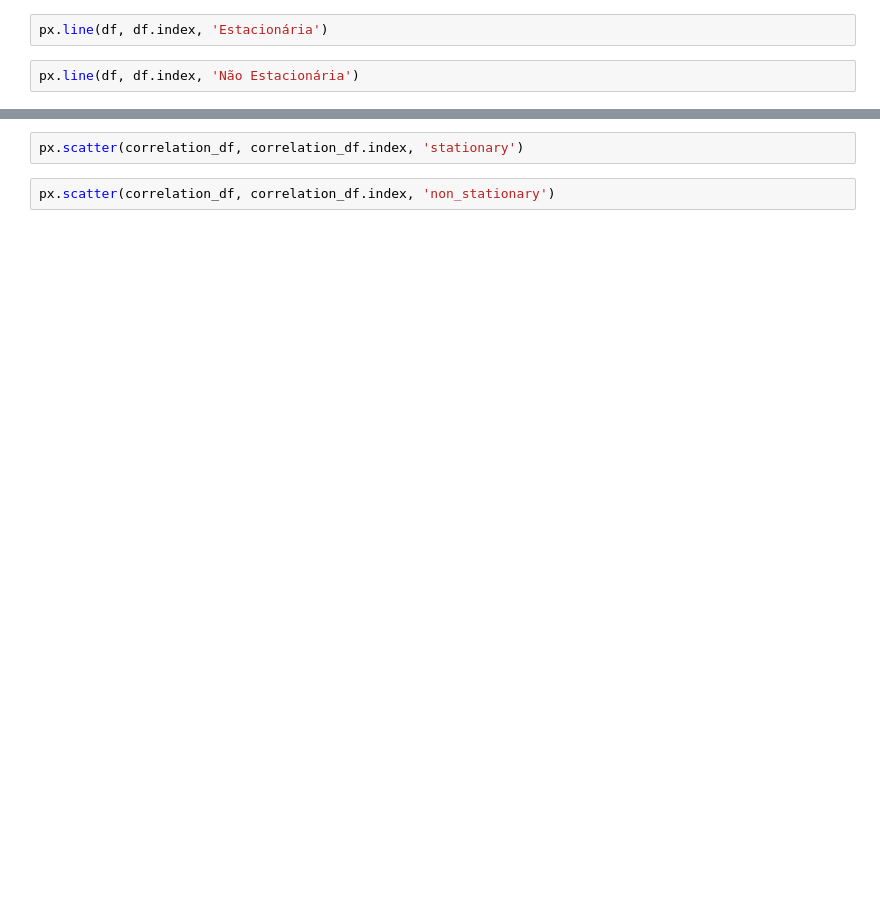
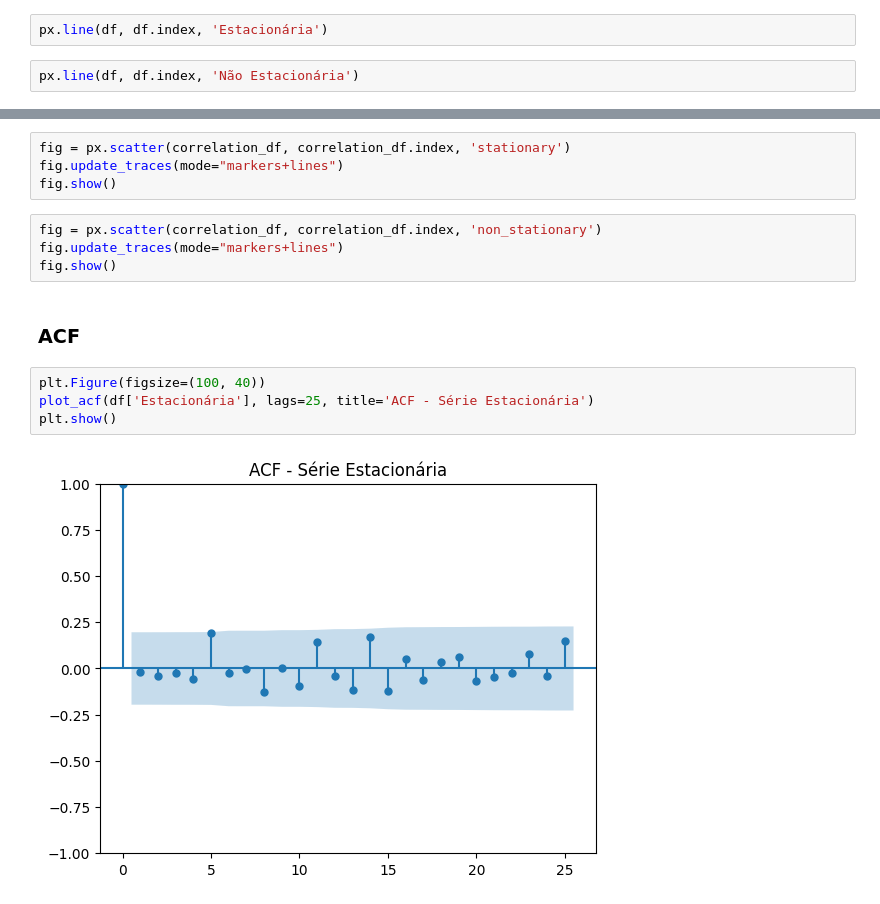
Before and after one commit to lanzonii/estacionariedade, a Jupyter notebook: estacionario.ipynb, the cells around one changed output, grey strips where cells are left out. Drawn from its saved outputs; the diff is of its cells as text; blank space fills up the shorter version.

```diff
--- a/estacionario.ipynb
+++ b/estacionario.ipynb
@@ -88,4 +110,16 @@ correlation_df
 # %%
-px.scatter(correlation_df, correlation_df.index, 'stationary')
+fig = px.scatter(correlation_df, correlation_df.index, 'stationary')
+fig.update_traces(mode="markers+lines")
+fig.show()
 # %%
-px.scatter(correlation_df, correlation_df.index, 'non_stationary')
+fig = px.scatter(correlation_df, correlation_df.index, 'non_stationary')
+fig.update_traces(mode="markers+lines")
+fig.show()
+# %% [markdown]
+### ACF
+# %%
+plt.Figure(figsize=(100, 40))
+plot_acf(df['Estacionária'], lags=25, title='ACF - Série Estacionária')
+plt.show()
+# %% [output]
+[figure, added]
```
Also changed, not shown: parts of 14 cells of this notebook.
